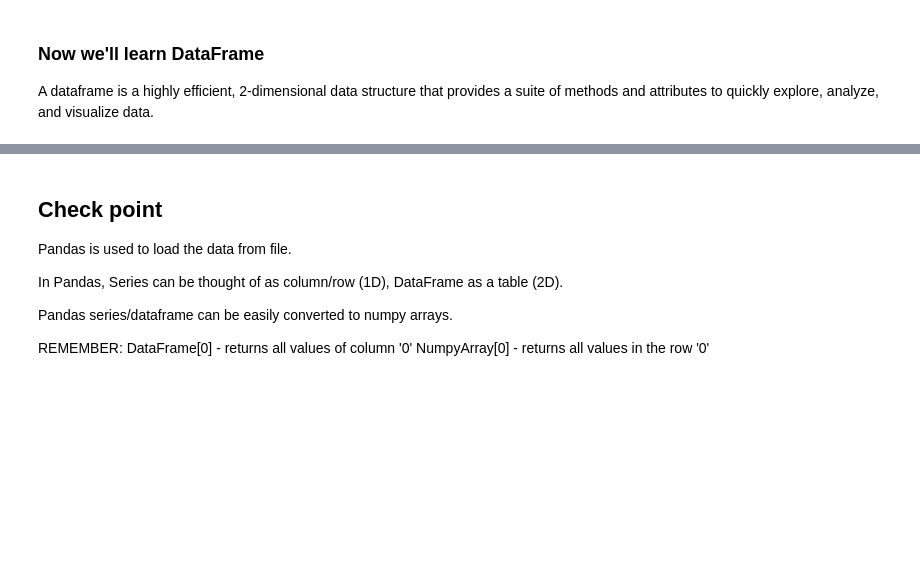
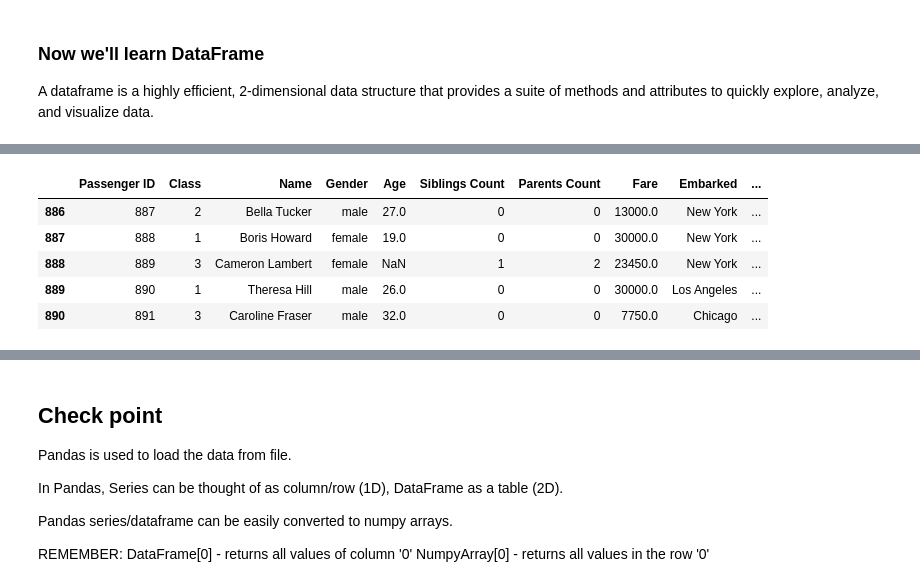
Before and after one commit to himanshug396/intuit-workshop-ml, a Jupyter notebook: Workshop_3_Feb/Notebook_2_Introduction_to_Pandas.ipynb, the cells around one changed output, grey strips where cells are left out. Saved outputs shown, nothing was run; the diff lists cells and outputs as text; code cells hidden in the pictures; blank space fills up the shorter version.

```diff
--- a/Workshop_3_Feb/Notebook_2_Introduction_to_Pandas.ipynb
+++ b/Workshop_3_Feb/Notebook_2_Introduction_to_Pandas.ipynb
@@ -57,4 +110,12 @@ df = pd.read_csv("ship_data.csv")
 # %%
 # b) Try printing out the last 15 values in the df.
+df.tail()
+# %% [output]
+|  | Passenger ID | Class | Name | Gender | Age | Siblings Count | Parents Count | Fare | Embarked | ... |
+| 886 | 887 | 2 | Bella Tucker | male | 27.0 | 0 | 0 | 13000.0 | New York | ... |
+| 887 | 888 | 1 | Boris Howard | female | 19.0 | 0 | 0 | 30000.0 | New York | ... |
+| 888 | 889 | 3 | Cameron Lambert | female | NaN | 1 | 2 | 23450.0 | New York | ... |
+| 889 | 890 | 1 | Theresa Hill | male | 26.0 | 0 | 0 | 30000.0 | Los Angeles | ... |
+| 890 | 891 | 3 | Caroline Fraser | male | 32.0 | 0 | 0 | 7750.0 | Chicago | ... |
 # %%
 # Lenght of dataframe
```
Also changed, not shown: parts of 22 cells of this notebook.
